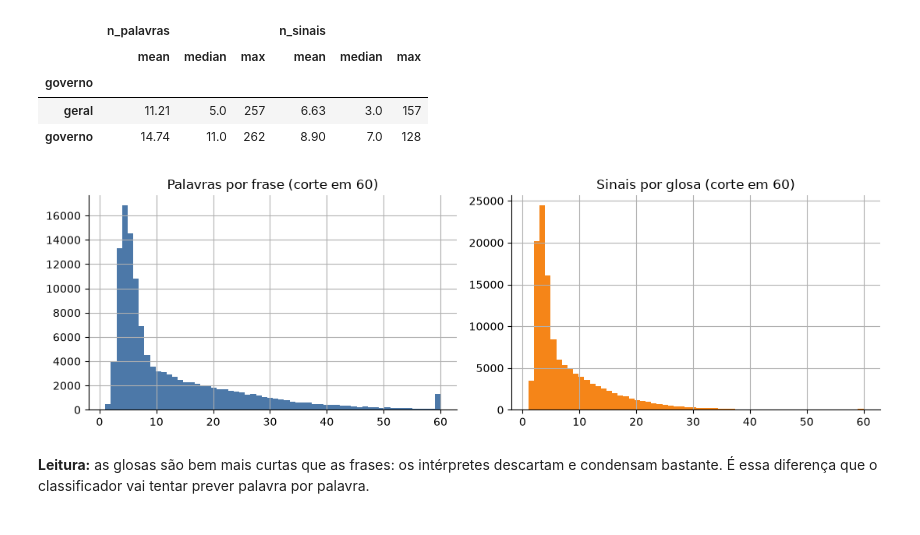
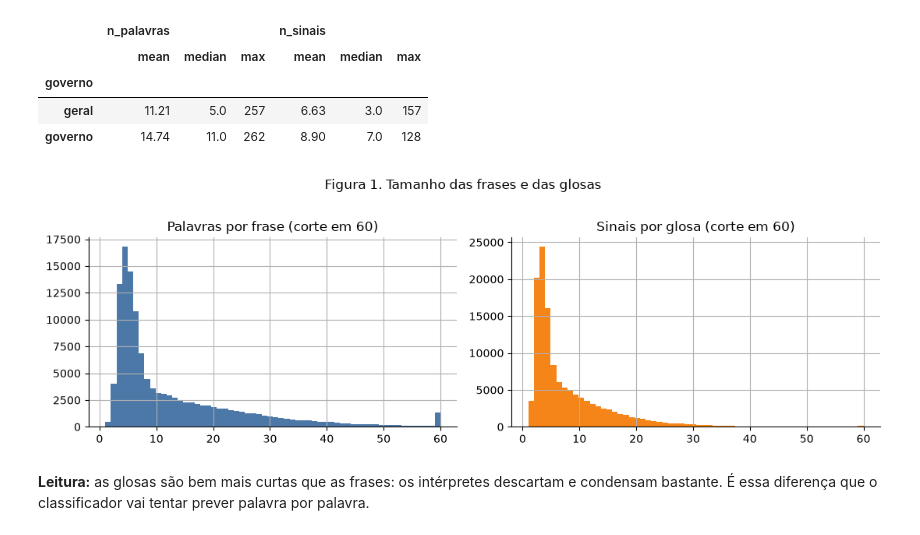
Before and after one commit to Carlosesposito22/Sinaliza, a Jupyter notebook: notebooks/01-eda-vlibrasbd.ipynb, the cells around one changed output. Cells and saved outputs as stored; diff of their text form; code cells hidden in the pictures.

```diff
--- a/notebooks/01-eda-vlibrasbd.ipynb
+++ b/notebooks/01-eda-vlibrasbd.ipynb
@@ -25,6 +25,11 @@ plt.rcParams.update({"figure.dpi": 100, "axes.spines.top": False, "axes.spines.r
 palavras = pd.read_parquet(config.PROCESSED_DIR / "palavras.parquet")
 frases = pd.read_parquet(config.PROCESSED_DIR / "frases.parquet")
 palavras["rotulo_nome"] = palavras["rotulo"].map({1: "MANTER", 0: "DESCARTAR"})
+FIG_DIR = ROOT / "reports" / "figuras"
+FIG_DIR.mkdir(parents=True, exist_ok=True)
+def salvar(nome, fig=None):
+    """Salva a figura atual em reports/figuras/ (para o relatório SBC)."""
+    (fig or plt.gcf()).savefig(FIG_DIR / f"eda-{nome}.png", dpi=200, bbox_inches="tight")
 # %% [markdown]
 ## 1. Tamanho do corpus e das frases
 O artigo do corpus dá em média 12,83 palavras por frase e 7,61 sinais por glosa; conferimos.
@@ -47,9 +52,10 @@ média geral: 12.73 palavras e 7.61 sinais por frase
 # %%
 fig, ax = plt.subplots(1, 2, figsize=(11, 3.5))
 frases["n_palavras"].clip(upper=60).hist(bins=60, ax=ax[0], color="#4c78a8"); ax[0].set_title("Palavras por frase (corte em 60)")
 frases["n_sinais"].clip(upper=60).hist(bins=60, ax=ax[1], color="#f58518"); ax[1].set_title("Sinais por glosa (corte em 60)")
-plt.tight_layout()
+fig.suptitle("Figura 1. Tamanho das frases e das glosas", y=1.02)
+plt.tight_layout(); salvar("01-tamanhos")
 # %% [output]
-[figure, old version]
+[figure, new version]
 # %% [markdown]
 **Leitura:** as glosas são bem mais curtas que as frases: os intérpretes descartam e condensam bastante. É essa diferença que o classificador vai tentar prever palavra por palavra.
```
Also changed, not shown: parts of 25 cells of this notebook, 9 other files.
